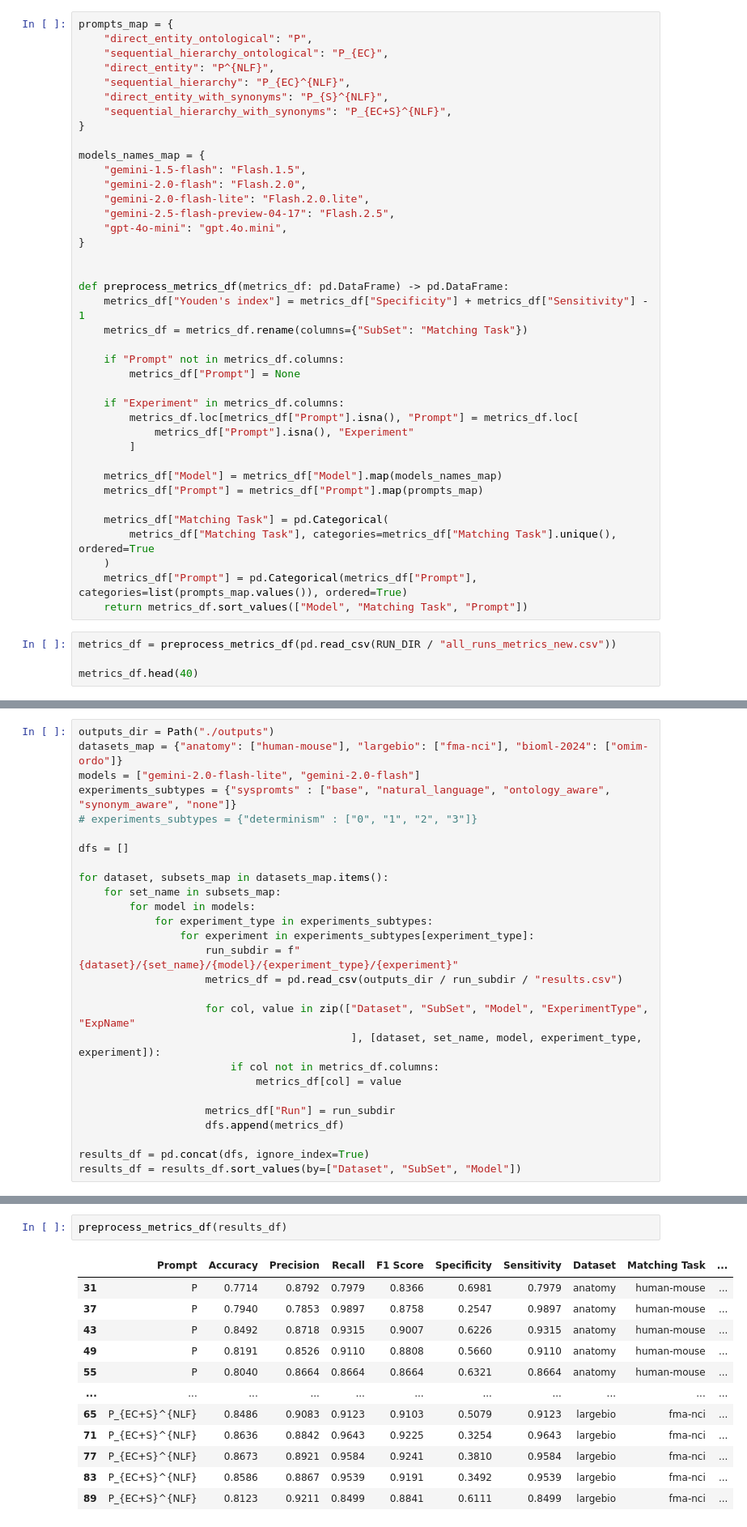
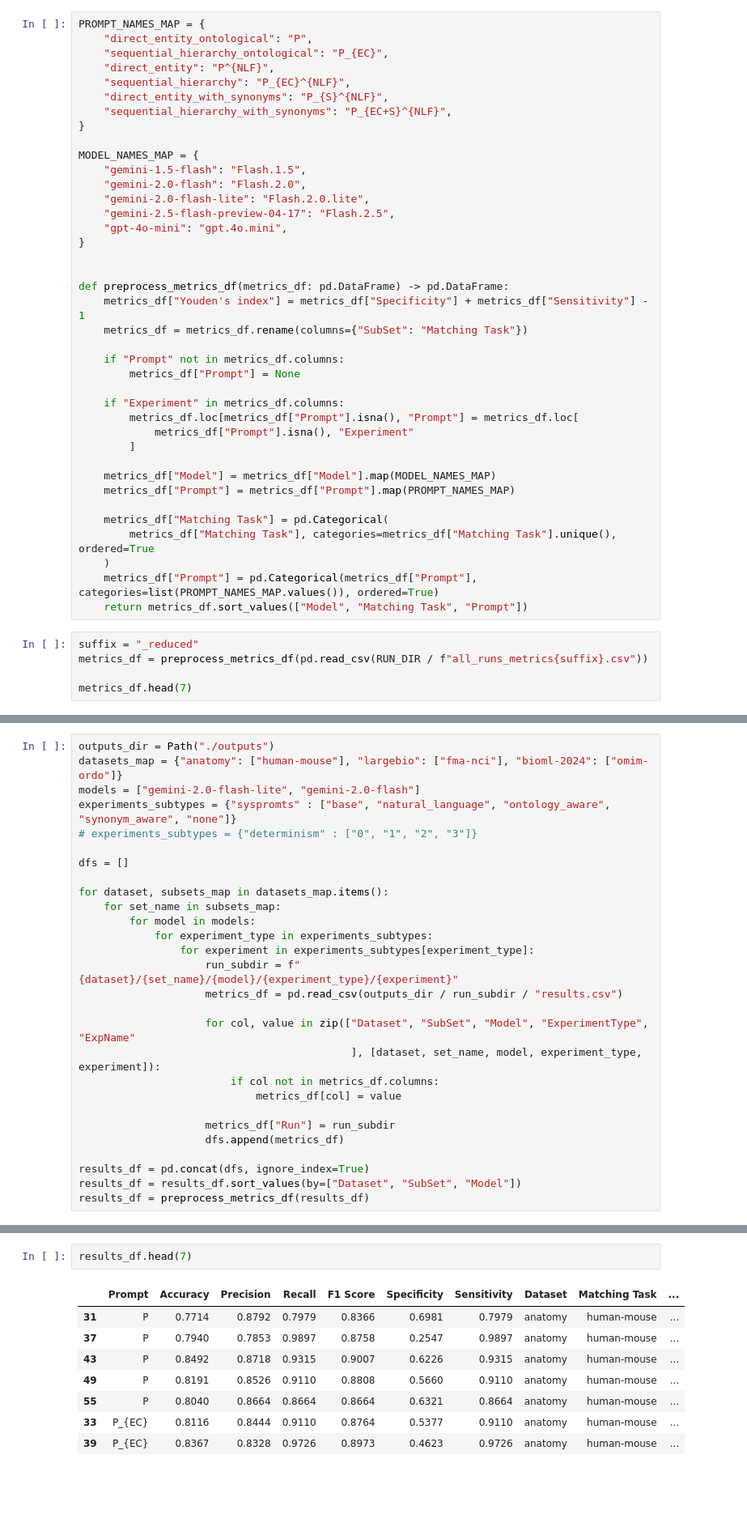
Before and after one commit to city-artificial-intelligence/logmap-llm-exp, a Jupyter notebook: notebooks/analyze_results.ipynb, the cells around one changed output, grey strips where cells are left out. Shown at 81% size. Cells and saved outputs as stored; diff of their text form; blank space fills up the shorter version.

```diff
--- a/notebooks/analyze_results.ipynb
+++ b/notebooks/analyze_results.ipynb
@@ -157,5 +133,5 @@ def plot_detaild_analysis(
 # %%
-prompts_map = {
+PROMPT_NAMES_MAP = {
     "direct_entity_ontological": "P",
     "sequential_hierarchy_ontological": "P_{EC}",
     "direct_entity": "P^{NLF}",
@@ -164,7 +140,7 @@ prompts_map = {
     "sequential_hierarchy_with_synonyms": "P_{EC+S}^{NLF}",
 }
 
-models_names_map = {
+MODEL_NAMES_MAP = {
     "gemini-1.5-flash": "Flash.1.5",
     "gemini-2.0-flash": "Flash.2.0",
     "gemini-2.0-flash-lite": "Flash.2.0.lite",
@@ -185,17 +161,18 @@ def preprocess_metrics_df(metrics_df: pd.DataFrame) -> pd.DataFrame:
             metrics_df["Prompt"].isna(), "Experiment"
         ]
 
-    metrics_df["Model"] = metrics_df["Model"].map(models_names_map)
-    metrics_df["Prompt"] = metrics_df["Prompt"].map(prompts_map)
+    metrics_df["Model"] = metrics_df["Model"].map(MODEL_NAMES_MAP)
+    metrics_df["Prompt"] = metrics_df["Prompt"].map(PROMPT_NAMES_MAP)
 
     metrics_df["Matching Task"] = pd.Categorical(
         metrics_df["Matching Task"], categories=metrics_df["Matching Task"].unique(), ordered=True
     )
-    metrics_df["Prompt"] = pd.Categorical(metrics_df["Prompt"], categories=list(prompts_map.values()), ordered=True)
+    metrics_df["Prompt"] = pd.Categorical(metrics_df["Prompt"], categories=list(PROMPT_NAMES_MAP.values()), ordered=True)
     return metrics_df.sort_values(["Model", "Matching Task", "Prompt"])
 # %%
-metrics_df = preprocess_metrics_df(pd.read_csv(RUN_DIR / "all_runs_metrics_new.csv"))
+suffix = "_reduced"
+metrics_df = preprocess_metrics_df(pd.read_csv(RUN_DIR / f"all_runs_metrics{suffix}.csv"))
 
-metrics_df.head(40)
+metrics_df.head(7)
 # %% [output]
 |  | Prompt | Accuracy | Precision | Recall | F1 Score | Specificity | Sensitivity | Youden's index | Dataset | ... |
@@ -328,3 +299,4 @@ for dataset, subsets_map in datasets_map.items():
 
 results_df = pd.concat(dfs, ignore_index=True)
 results_df = results_df.sort_values(by=["Dataset", "SubSet", "Model"])
+results_df = preprocess_metrics_df(results_df)
@@ -347,15 +303,11 @@ results_df
 # %%
-preprocess_metrics_df(results_df)
+results_df.head(7)
 # %% [output]
 |  | Prompt | Accuracy | Precision | Recall | F1 Score | Specificity | Sensitivity | Dataset | Matching Task | ... |
 | 31 | P | 0.7714 | 0.8792 | 0.7979 | 0.8366 | 0.6981 | 0.7979 | anatomy | human-mouse | ... |
 | 37 | P | 0.7940 | 0.7853 | 0.9897 | 0.8758 | 0.2547 | 0.9897 | anatomy | human-mouse | ... |
 | 43 | P | 0.8492 | 0.8718 | 0.9315 | 0.9007 | 0.6226 | 0.9315 | anatomy | human-mouse | ... |
 | 49 | P | 0.8191 | 0.8526 | 0.9110 | 0.8808 | 0.5660 | 0.9110 | anatomy | human-mouse | ... |
 | 55 | P | 0.8040 | 0.8664 | 0.8664 | 0.8664 | 0.6321 | 0.8664 | anatomy | human-mouse | ... |
-| ... | ... | ... | ... | ... | ... | ... | ... | ... | ... | ... |
-| 65 | P_{EC+S}^{NLF} | 0.8486 | 0.9083 | 0.9123 | 0.9103 | 0.5079 | 0.9123 | largebio | fma-nci | ... |
-| 71 | P_{EC+S}^{NLF} | 0.8636 | 0.8842 | 0.9643 | 0.9225 | 0.3254 | 0.9643 | largebio | fma-nci | ... |
-| 77 | P_{EC+S}^{NLF} | 0.8673 | 0.8921 | 0.9584 | 0.9241 | 0.3810 | 0.9584 | largebio | fma-nci | ... |
-| 83 | P_{EC+S}^{NLF} | 0.8586 | 0.8867 | 0.9539 | 0.9191 | 0.3492 | 0.9539 | largebio | fma-nci | ... |
-| 89 | P_{EC+S}^{NLF} | 0.8123 | 0.9211 | 0.8499 | 0.8841 | 0.6111 | 0.8499 | largebio | fma-nci | ... |
+| 33 | P_{EC} | 0.8116 | 0.8444 | 0.9110 | 0.8764 | 0.5377 | 0.9110 | anatomy | human-mouse | ... |
+| 39 | P_{EC} | 0.8367 | 0.8328 | 0.9726 | 0.8973 | 0.4623 | 0.9726 | anatomy | human-mouse | ... |
```
Also changed, not shown: parts of 8 cells of this notebook, 21 other files.
